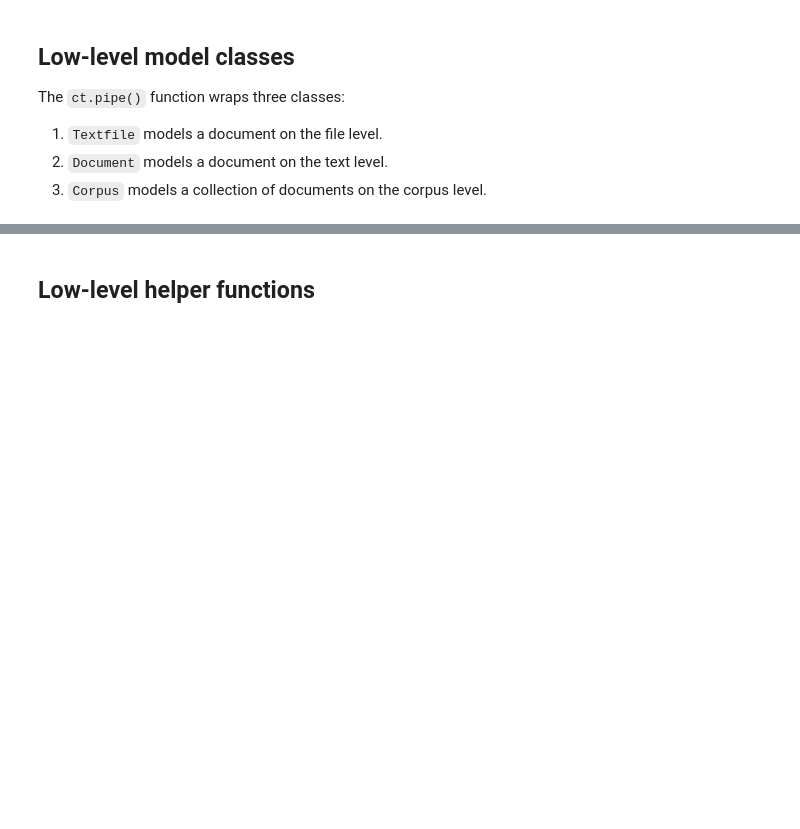
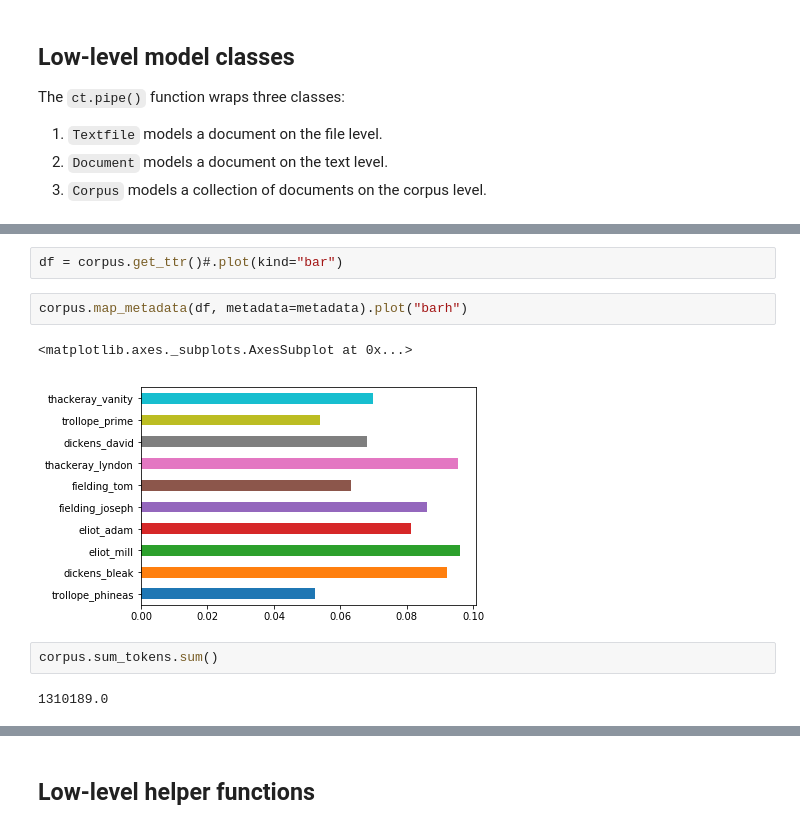
Before and after one commit to cophi-wue/cophi-toolbox, a Jupyter notebook: src/API.ipynb, the cells around one changed output, grey strips where cells are left out. Saved outputs shown, nothing was run; the diff lists cells and outputs as text; blank space fills up the shorter version.

```diff
--- a/src/API.ipynb
+++ b/src/API.ipynb
@@ -216,0 +355,11 @@ The `ct.pipe()` function wraps three classes:
+# %%
+df = corpus.get_ttr()#.plot(kind="bar")
+# %%
+corpus.map_metadata(df, metadata=metadata).plot("barh")
+# %% [output]
+<matplotlib.axes._subplots.AxesSubplot at 0x...>
+[figure, added]
+# %%
+corpus.sum_tokens.sum()
+# %% [output]
+1310189.0
```
Also changed, not shown: parts of 29 cells of this notebook.
